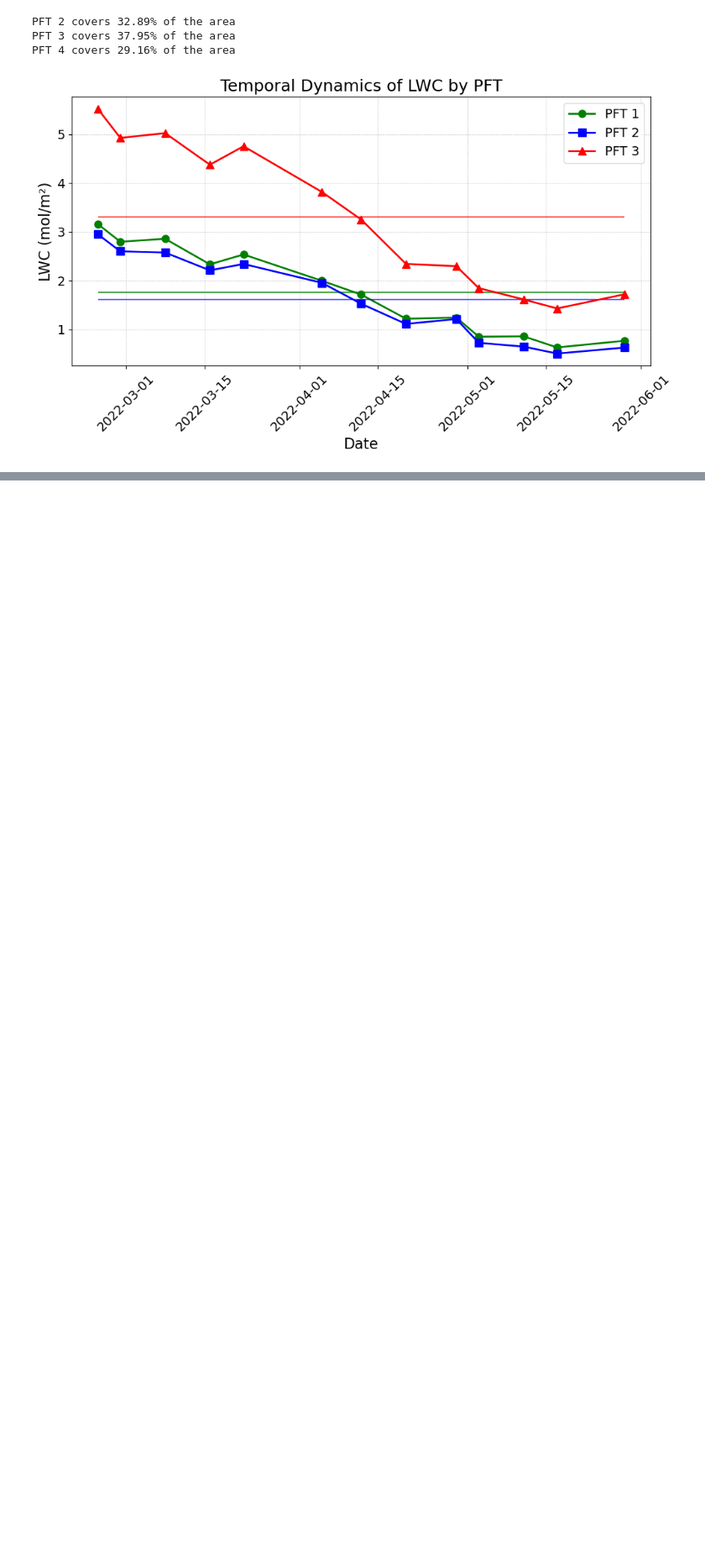
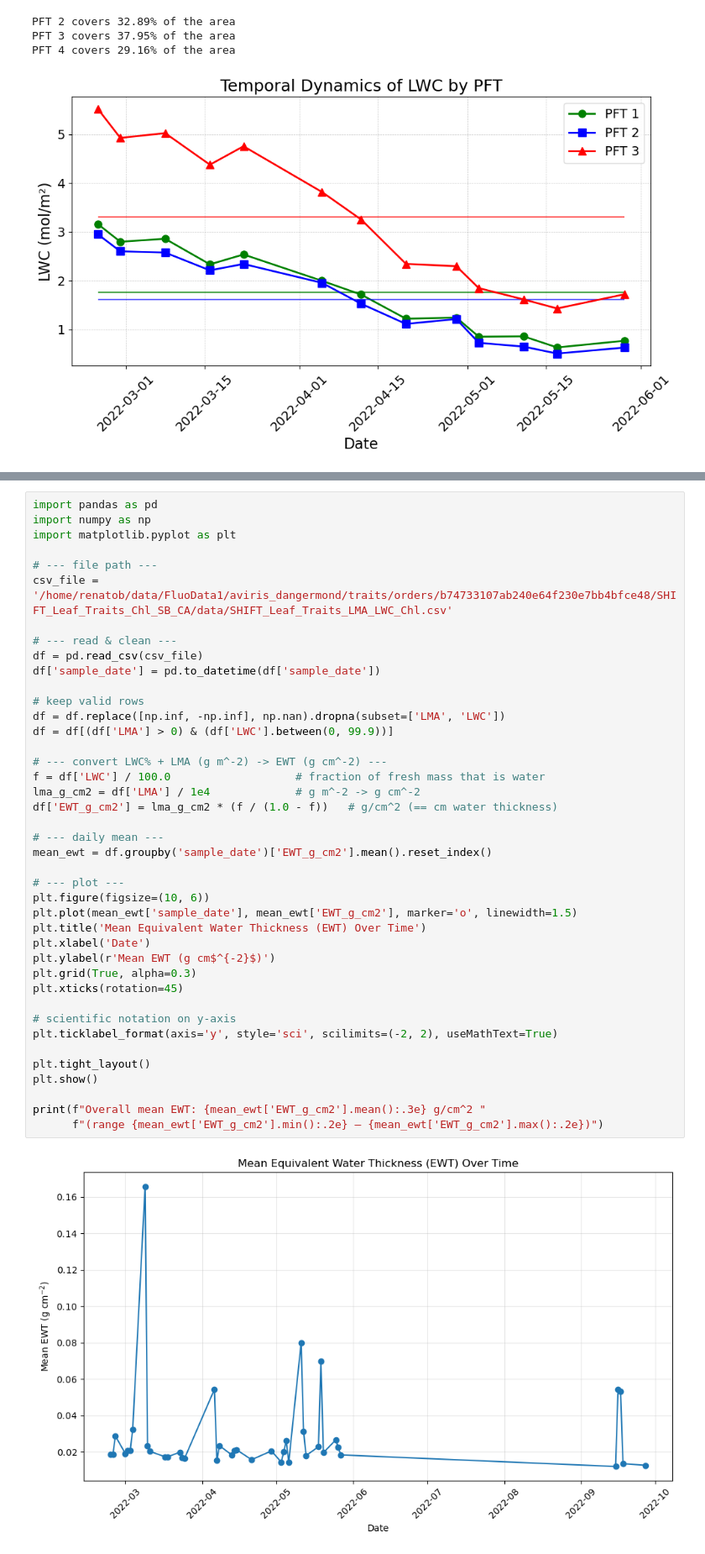
Before and after one commit to braghiere/shift_dangermond_trait, a Jupyter notebook: notebooks/plt_lwc_gifs_fit_lai_ci.ipynb, the cells around one changed output, grey strips where cells are left out. Shown at 84% size. Saved outputs shown, nothing was run; the diff lists cells and outputs as text; blank space fills up the shorter version.

```diff
--- a/notebooks/plt_lwc_gifs_fit_lai_ci.ipynb
+++ b/notebooks/plt_lwc_gifs_fit_lai_ci.ipynb
@@ -1909,0 +1894,43 @@ Plot created successfully with mean LMA values.
+# %%
+import pandas as pd
+import numpy as np
+import matplotlib.pyplot as plt
+
+# --- file path ---
+csv_file = '/home/renatob/data/FluoData1/aviris_dangermond/traits/orders/b74733107ab240e64f230e7bb4bfce48/SHIFT_Leaf_Traits_Chl_SB_CA/data/SHIFT_Leaf_Traits_LMA_LWC_Chl.csv'
+
+# --- read & clean ---
+df = pd.read_csv(csv_file)
+df['sample_date'] = pd.to_datetime(df['sample_date'])
+
+# keep valid rows
+df = df.replace([np.inf, -np.inf], np.nan).dropna(subset=['LMA', 'LWC'])
+df = df[(df['LMA'] > 0) & (df['LWC'].between(0, 99.9))]
+
+# --- convert LWC% + LMA (g m^-2) -> EWT (g cm^-2) ---
+f = df['LWC'] / 100.0                   # fraction of fresh mass that is water
+lma_g_cm2 = df['LMA'] / 1e4             # g m^-2 -> g cm^-2
+df['EWT_g_cm2'] = lma_g_cm2 * (f / (1.0 - f))   # g/cm^2 (== cm water thickness)
+
+# --- daily mean ---
+mean_ewt = df.groupby('sample_date')['EWT_g_cm2'].mean().reset_index()
+
+# --- plot ---
+plt.figure(figsize=(10, 6))
+plt.plot(mean_ewt['sample_date'], mean_ewt['EWT_g_cm2'], marker='o', linewidth=1.5)
+plt.title('Mean Equivalent Water Thickness (EWT) Over Time')
+plt.xlabel('Date')
+plt.ylabel(r'Mean EWT (g cm$^{-2}$)')
+plt.grid(True, alpha=0.3)
+plt.xticks(rotation=45)
+
+# scientific notation on y-axis
+plt.ticklabel_format(axis='y', style='sci', scilimits=(-2, 2), useMathText=True)
+
+plt.tight_layout()
+plt.show()
+
+print(f"Overall mean EWT: {mean_ewt['EWT_g_cm2'].mean():.3e} g/cm^2 "
+      f"(range {mean_ewt['EWT_g_cm2'].min():.2e} – {mean_ewt['EWT_g_cm2'].max():.2e})")
+# %% [output]
+[figure, added]
```
Also changed, not shown: parts of 13 cells of this notebook, 35 other files.
